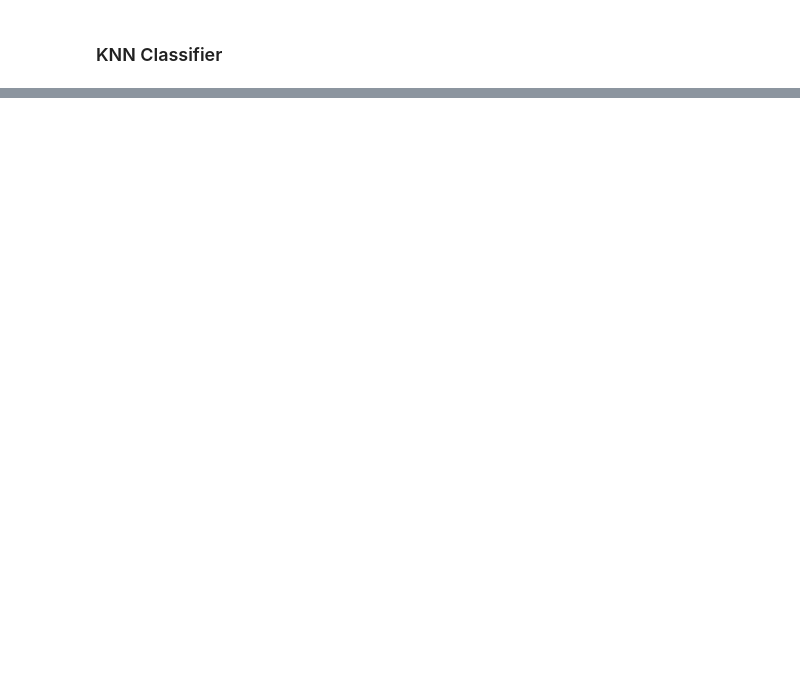
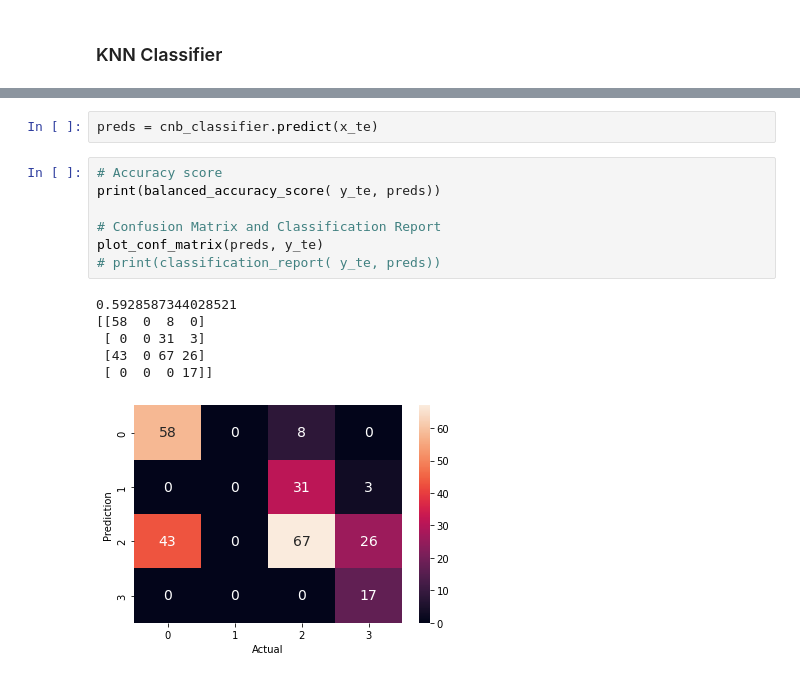
Before and after one commit to elifKurtay/ML_Sleep_Stages_Project, a Jupyter notebook: scripts/MLModels.ipynb, the cells around one changed output, grey strips where cells are left out. Drawn from its saved outputs; the diff is of its cells as text; blank space fills up the shorter version.

```diff
--- a/scripts/MLModels.ipynb
+++ b/scripts/MLModels.ipynb
@@ -81,0 +83,16 @@ weighted avg       0.81      0.58      0.63       253
+# %%
+preds = cnb_classifier.predict(x_te)
+# %%
+# Accuracy score
+print(balanced_accuracy_score( y_te, preds))
+
+# Confusion Matrix and Classification Report
+plot_conf_matrix(preds, y_te)
+# print(classification_report( y_te, preds))
+# %% [output]
+0.5928587344028521
+[[58  0  8  0]
+ [ 0  0 31  3]
+ [43  0 67 26]
+ [ 0  0  0 17]]
+[figure, added]
```
Also changed, not shown: parts of 7 cells of this notebook, 2 other files.
